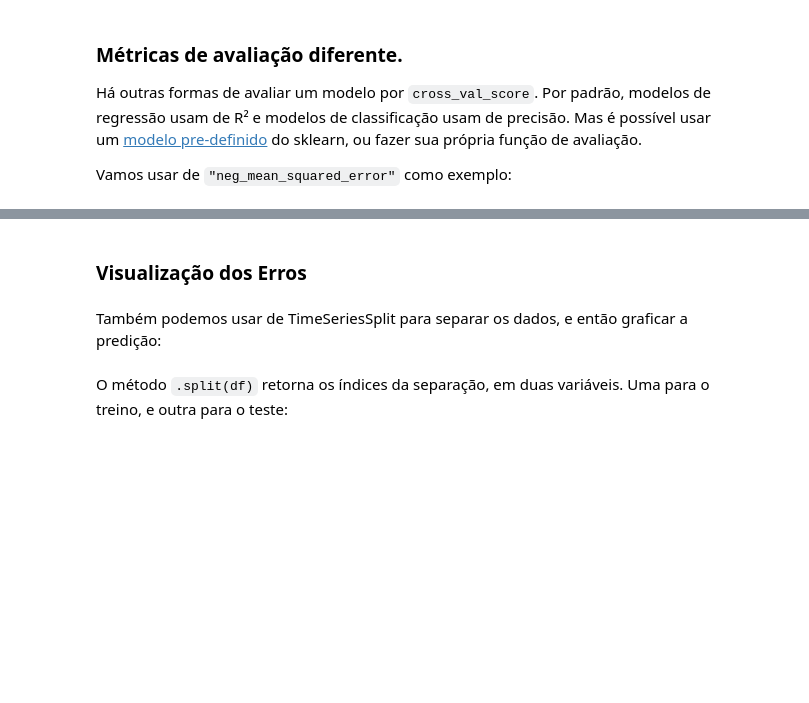
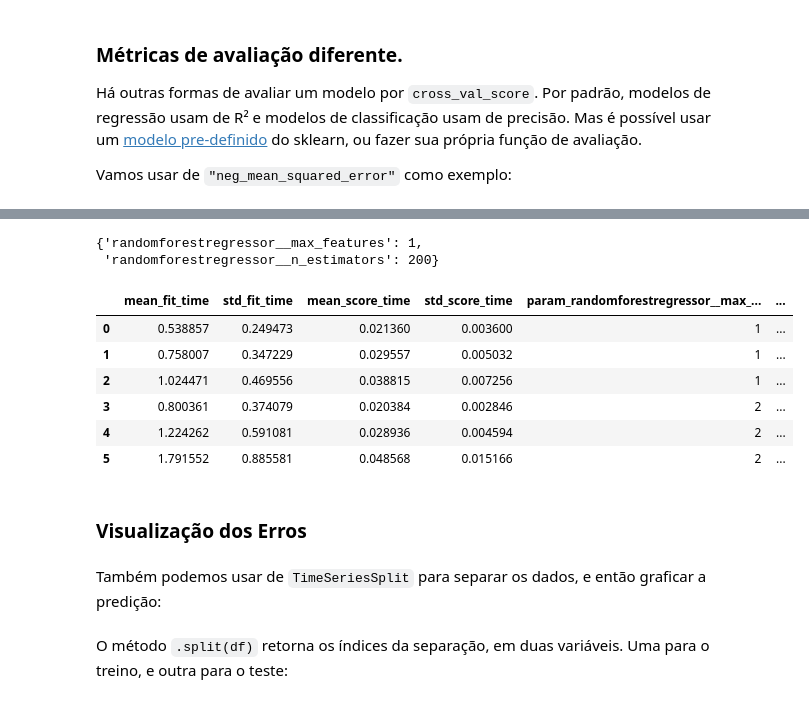
Before and after one commit to JCFDGG/LOB1266-PUB, a Jupyter notebook: aulas/aula_07_regressao/07_regressao.ipynb, the cells around one changed output, grey strips where cells are left out. Saved outputs shown, nothing was run; the diff lists cells and outputs as text; code cells hidden in the pictures; blank space fills up the shorter version.

```diff
--- a/aulas/aula_07_regressao/07_regressao.ipynb
+++ b/aulas/aula_07_regressao/07_regressao.ipynb
@@ -770,0 +752,10 @@ A lista completa: [-3.16321175 -2.16498291 -2.44239512 -3.24084679 -3.42400001]
+# %%
+param_grid = {'randomforestregressor__n_estimators': [100, 150, 200],
+               'randomforestregressor__max_features': [1,2]}
+# %%
+gscv = GridSearchCV(pipe, param_grid,
+                    scoring='neg_mean_squared_error',
+                    cv=tseries_iterator, #Usa o time_series_iterator que criamos para separar teste e validação
+                    verbose=1) # Mostra mais output.
+# %%
+gscv.fit(x_vars_tmax, y_var_tmax)
@@ -771,7 +772,22 @@ A lista completa: [-3.16321175 -2.16498291 -2.44239512 -3.24084679 -3.42400001]
+# %%
+gscv.best_params_
+# %% [output]
+{'randomforestregressor__max_features': 1,
+ 'randomforestregressor__n_estimators': 200}
+# %%
+pd.DataFrame(gscv.cv_results_)
+# %% [output]
+|  | mean_fit_time | std_fit_time | mean_score_time | std_score_time | param_randomforestregressor__max_... | ... |
+| 0 | 0.538857 | 0.249473 | 0.021360 | 0.003600 | 1 | ... |
+| 1 | 0.758007 | 0.347229 | 0.029557 | 0.005032 | 1 | ... |
+| 2 | 1.024471 | 0.469556 | 0.038815 | 0.007256 | 1 | ... |
+| 3 | 0.800361 | 0.374079 | 0.020384 | 0.002846 | 2 | ... |
+| 4 | 1.224262 | 0.591081 | 0.028936 | 0.004594 | 2 | ... |
+| 5 | 1.791552 | 0.885581 | 0.048568 | 0.015166 | 2 | ... |
 # %% [markdown]
 ### Visualização dos Erros
 # %% [markdown]
-Também podemos usar de TimeSeriesSplit para separar os dados, e então graficar a predição:
+Também podemos usar de `TimeSeriesSplit` para separar os dados, e então graficar a predição:
 # %%
 tseries_iterator_2 = TimeSeriesSplit(n_splits=2, # Vamos usar de dois grupos
                                      test_size=50) # Cada teste terá 50 amostras
```
Also changed, not shown: parts of 20 cells of this notebook.
